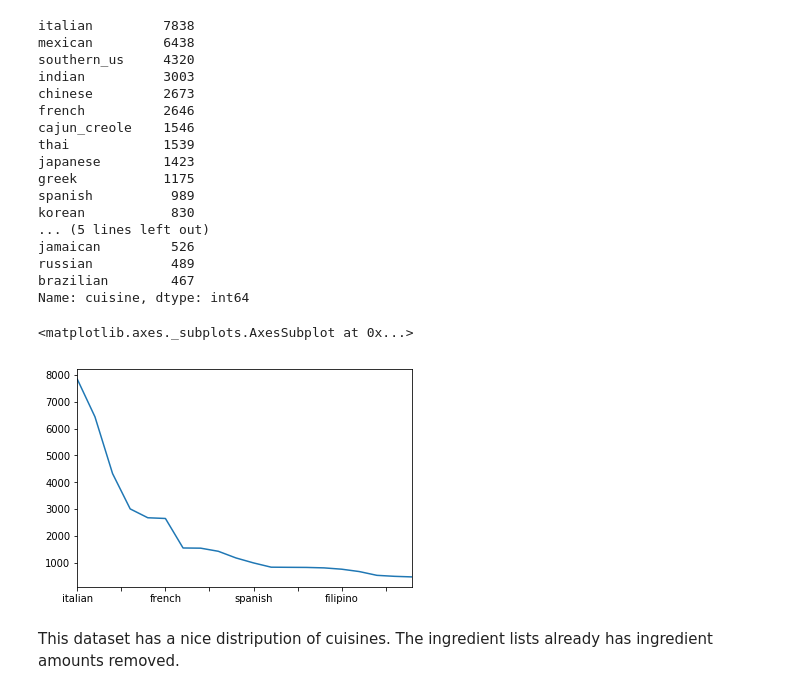
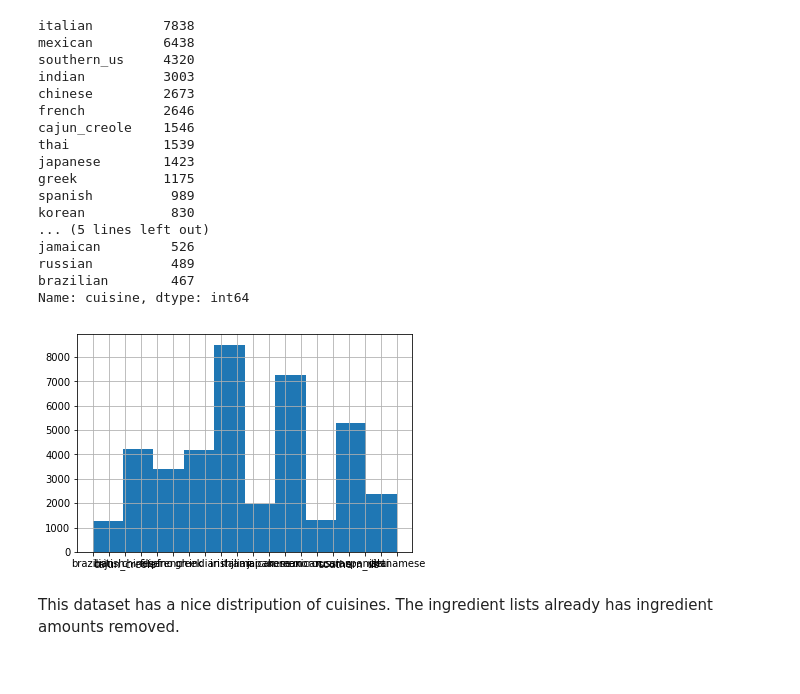
Before and after one commit to rajachak/GA-Data-Science-Capstone-Project, a Jupyter notebook: 00 - Build Ingredient List.ipynb, the cells around one changed output. Drawn from its saved outputs; the diff is of its cells as text; code cells hidden in the pictures.

```diff
--- a/00 - Build Ingredient List.ipynb
+++ b/00 - Build Ingredient List.ipynb
@@ -67,11 +67,11 @@ jamaican         526
 russian          489
 brazilian        467
 Name: cuisine, dtype: int64
-# %%
-df.cuisine.value_counts().plot()
-# %% [output]
-<matplotlib.axes._subplots.AxesSubplot at 0x...>
-[figure, removed]
+# %%
+df.cuisine.hist()
+plt.size = 200
+# %% [output]
+[figure, added]
 # %% [markdown]
 This dataset has a nice distripution of cuisines. The ingredient lists already has ingredient amounts removed.
 # %% [markdown]
```
Also changed, not shown: parts of 1 cell of this notebook, 4 other files.
